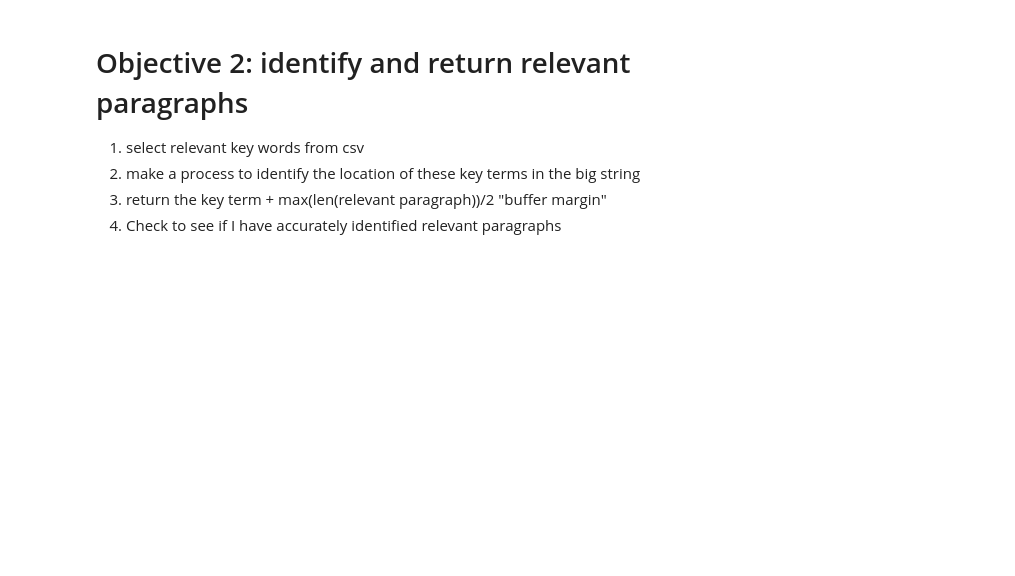
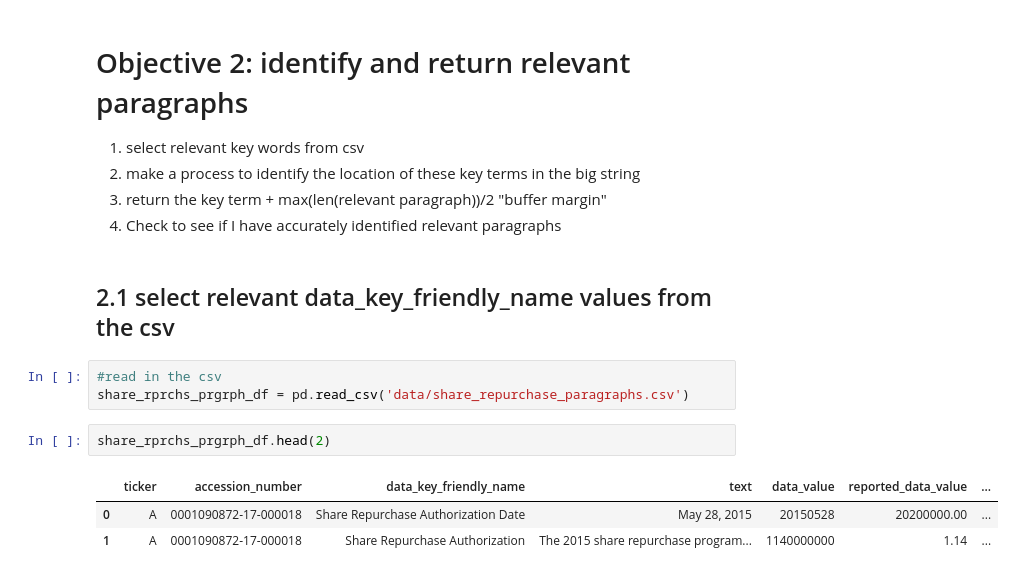
Before and after one commit to suhasinipallai/New_constructs, a Jupyter notebook: identifying-paragraphs.ipynb, the cells around one changed output. Saved outputs shown, nothing was run; the diff lists cells and outputs as text; blank space fills up the shorter version.

Commit message:
selecting relevant features

```diff
--- a/identifying-paragraphs.ipynb
+++ b/identifying-paragraphs.ipynb
@@ -172,3 +158,14 @@ upon request.
 2. make a process to identify the location of these key terms in the big string
 3. return the key term + max(len(relevant paragraph))/2 "buffer margin"
 4. Check to see if I have accurately identified relevant paragraphs
+# %% [markdown]
+## 2.1 select relevant data_key_friendly_name values from the csv
+# %%
+#read in the csv
+share_rprchs_prgrph_df = pd.read_csv('data/share_repurchase_paragraphs.csv')
+# %%
+share_rprchs_prgrph_df.head(2)
+# %% [output]
+|  | ticker | accession_number | data_key_friendly_name | text | data_value | reported_data_value | ... |
+| 0 | A | 0001090872-17-000018 | Share Repurchase Authorization Date | May 28, 2015 | 20150528 | 20200000.00 | ... |
+| 1 | A | 0001090872-17-000018 | Share Repurchase Authorization | The 2015 share repurchase program... | 1140000000 | 1.14 | ... |
```
Also changed, not shown: parts of 7 cells of this notebook.
